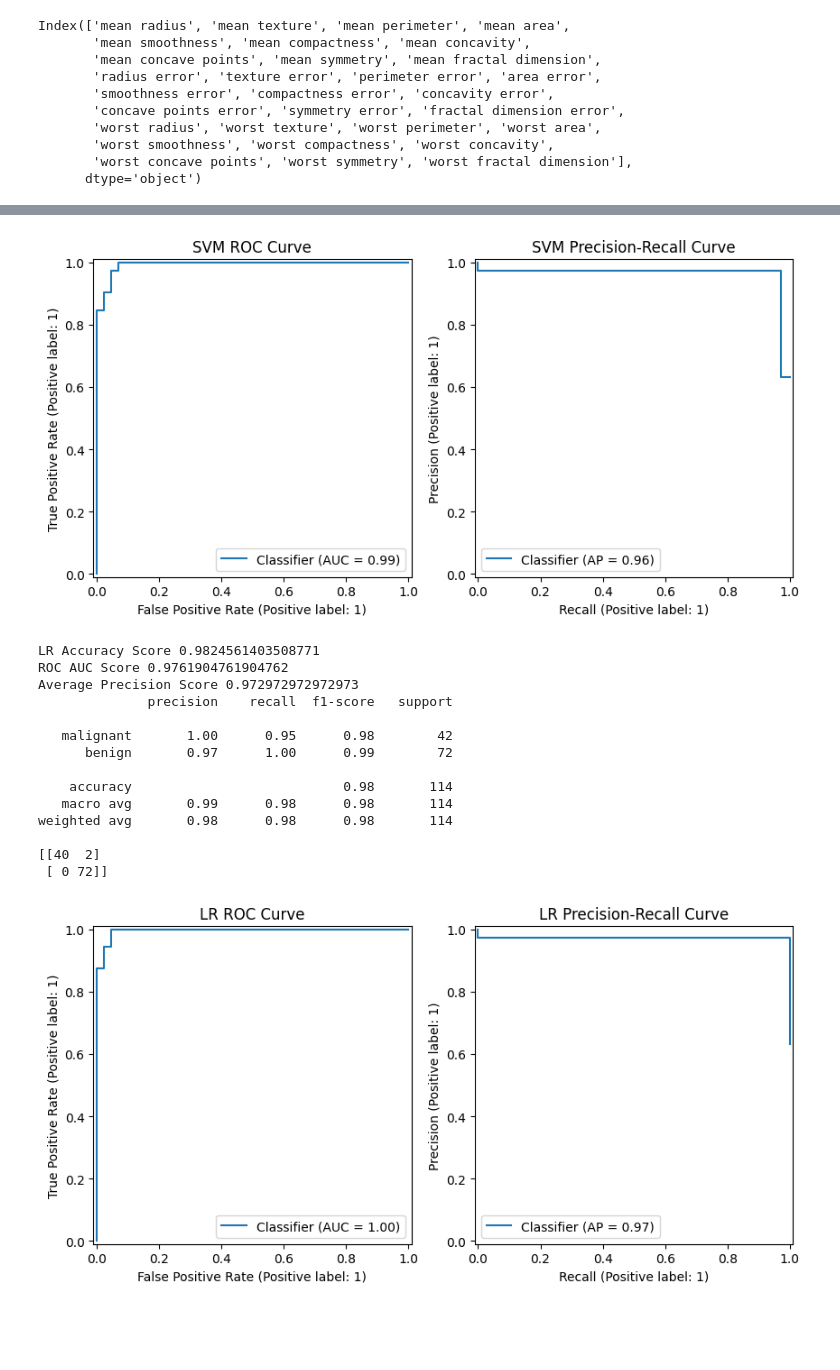
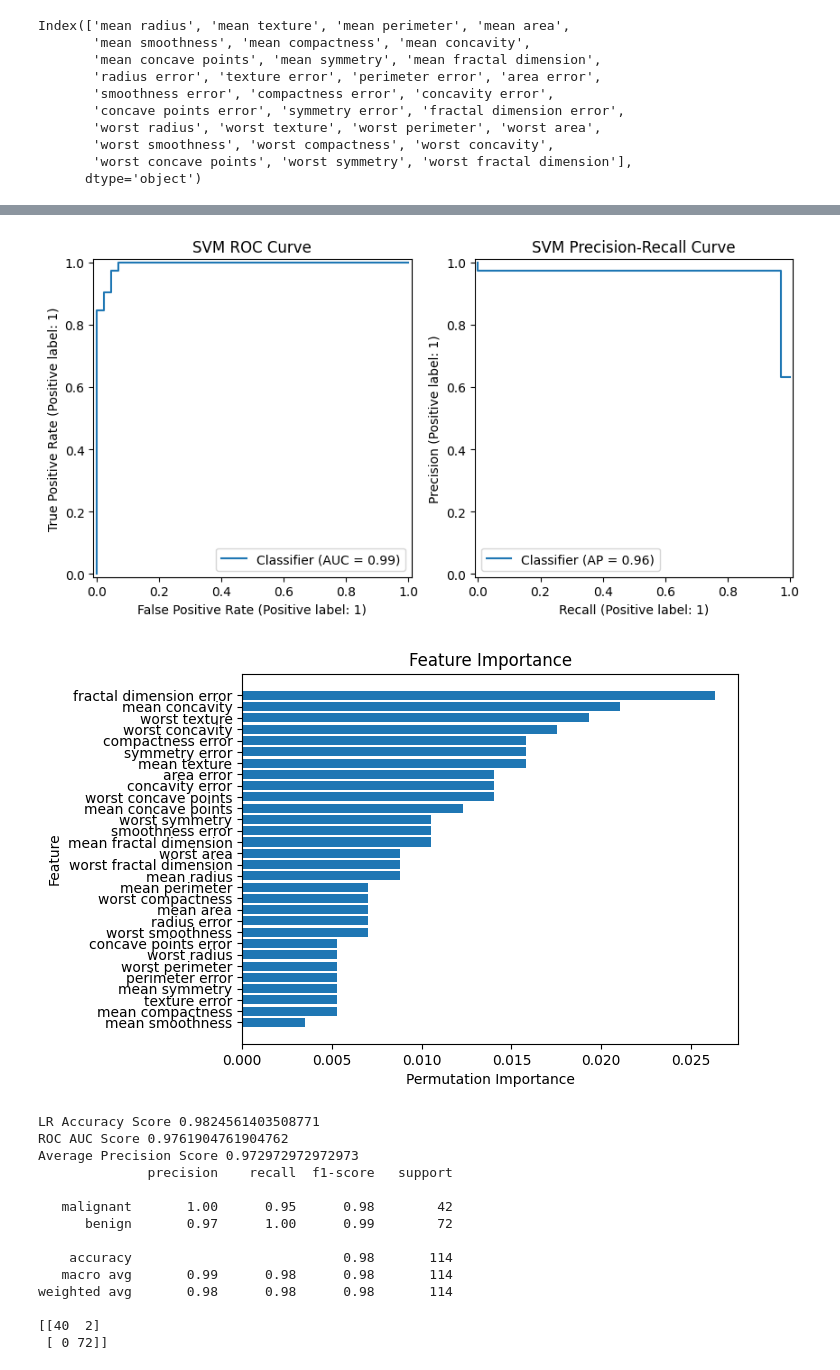
Before and after one commit to Shinyhunter95/math-data-science-course-Project1, a Jupyter notebook: project1.ipynb, the cells around one changed output, grey strips where cells are left out. Saved outputs shown, nothing was run; the diff lists cells and outputs as text; code cells hidden in the pictures; blank space fills up the shorter version.

```diff
--- a/project1.ipynb
+++ b/project1.ipynb
@@ -234,10 +234,8 @@ from sklearn.linear_model import LogisticRegression
 from sklearn.neighbors import KNeighborsClassifier
 from sklearn.metrics import classification_report, confusion_matrix, roc_curve, auc, precision_score, recall_score
 from sklearn.metrics import accuracy_score, roc_auc_score, average_precision_score, RocCurveDisplay, PrecisionRecallDisplay
-
 from sklearn.datasets import make_classification
 from sklearn.inspection import permutation_importance
-
 
 # Support Vector Machine
 svc_model = SVC()
@@ -252,24 +250,23 @@ print("Average Precision Score",average_precision_score(y_test, y_pred))
 print(classification_report(y_test, y_pred, target_names=data.target_names))
 print(confusion_matrix(y_test, y_pred))
 
-feature_importance = permutation_importance(svc_model, X_test_std, y_test)
-features = np.array(feature_names)
-sorted_idx = feature_importance.importances_mean.argsort()
-
-#plt.figure(figsize=(10, 5))
-# plt.barh(features[sorted_idx], feature_importance.importances_mean[sorted_idx])
-# plt.xlabel("Permutation Importance")
-# plt.ylabel("Feature")
-# plt.show()
-
-
-
-
 fig, (ax1, ax2) = plt.subplots(1, 2, figsize=(10, 5))
 ax1.set_title("SVM ROC Curve")
 ax2.set_title("SVM Precision-Recall Curve")
 RocCurveDisplay.from_predictions(y_test, y_score, ax=ax1)
 PrecisionRecallDisplay.from_predictions(y_test, y_pred, ax=ax2)
+plt.show()
+
+#Feature Importance for SVC
+feature_importance = permutation_importance(svc_model, X_test_std, y_test)
+features = np.array(feature_names)
+sorted_idx = feature_importance.importances_mean.argsort()
+
+plt.figure
+plt.barh(features[sorted_idx], feature_importance.importances_mean[sorted_idx])
+plt.xlabel("Permutation Importance")
+plt.ylabel("Feature")
+plt.title('Feature Importance')
 plt.show()
 
 # Logistic Regression
@@ -292,6 +289,17 @@ RocCurveDisplay.from_predictions(y_test, y_score_LR, ax=ax1)
 PrecisionRecallDisplay.from_predictions(y_test, y_pred_LR, ax=ax2)
 plt.show()
 
+#Feature Importance for LR
+feature_importance_LR = permutation_importance(LR, X_test_std, y_test)
+sorted_idx_LR = feature_importance_LR.importances_mean.argsort()
+
+plt.figure
+plt.barh(features[sorted_idx_LR], feature_importance_LR.importances_mean[sorted_idx_LR])
+plt.xlabel("Permutation Importance")
+plt.ylabel("Feature")
+plt.title('Feature Importance')
+plt.show()
+
 # K-Nearest Neighbors
 KNN = KNeighborsClassifier(n_neighbors=3)
 KNN.fit(X_train_std, y_train)
@@ -299,33 +307,34 @@ KNN.fit(X_train_std, y_train)
 y_pred_KNN = KNN.predict(X_test_std)
 y_score_KNN = KNN.predict_proba(X_test_std)
 
 print("KNN Accuracy Score", accuracy_score(y_test, y_pred_KNN))
 print("ROC AUC Score",roc_auc_score(y_test, y_pred_KNN))
 print("Average Precision Score",average_precision_score(y_test, y_pred_KNN))
 print(classification_report(y_test, y_pred_KNN, target_names=data.target_names))
 print(confusion_matrix(y_test, y_pred_KNN))
 
 #Makes a rudimentary ROC Curve Plot
 #fpr, tpr, thresholds = roc_curve(y_test, y_score_KNN[:, 1])
 #roc_auc = auc(fpr, tpr)
 #plt.plot(fpr, tpr)
 #plt.show()
 # %% [output]
 SVC Accuracy Score 0.9649122807017544
 ROC AUC Score 0.9623015873015873
 Average Precision Score 0.9627599090318388
               precision    recall  f1-score   support
 
    malignant       0.95      0.95      0.95        42
       benign       0.97      0.97      0.97        72
 
     accuracy                           0.96       114
    macro avg       0.96      0.96      0.96       114
 weighted avg       0.96      0.96      0.96       114
 
 [[40  2]
  [ 2 70]]
 [figure]
+[figure, new version]
 LR Accuracy Score 0.9824561403508771
 ROC AUC Score 0.9761904761904762
 Average Precision Score 0.972972972972973
@@ -340,4 +349,3 @@ weighted avg       0.98      0.98      0.98       114
 
 [[40  2]
  [ 0 72]]
-[figure, old version]
```
Also changed, not shown: parts of 1 cell of this notebook.
